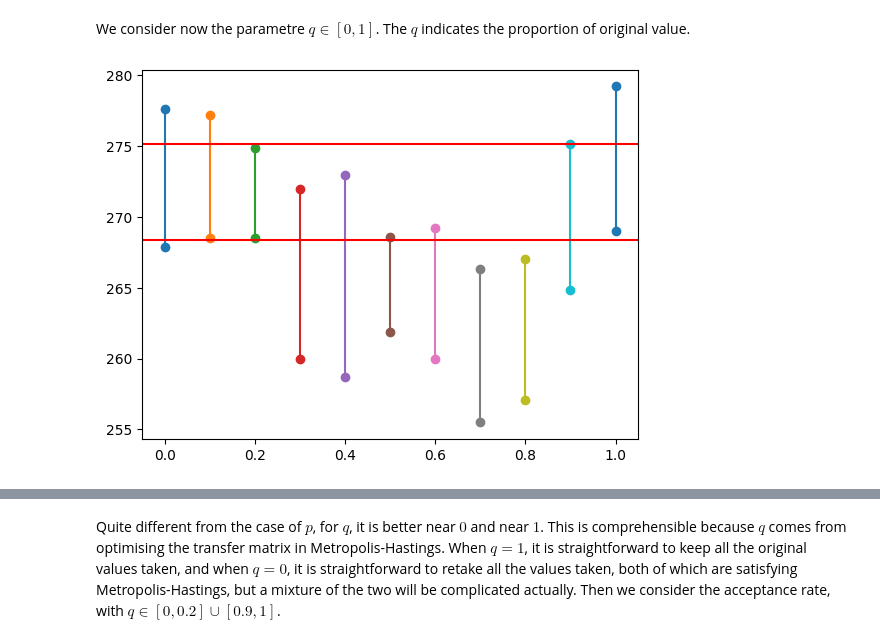
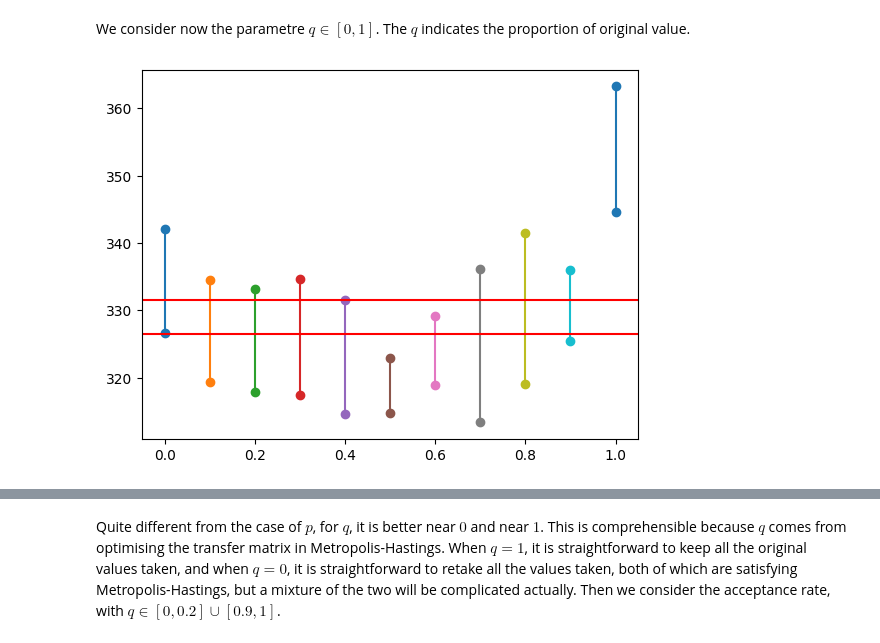
Before and after one commit to Zian-Chen/Barrages, a Jupyter notebook: projet.ipynb, the cells around one changed output, grey strips where cells are left out. Saved outputs shown, nothing was run; the diff lists cells and outputs as text; code cells hidden in the pictures.

```diff
--- a/projet.ipynb
+++ b/projet.ipynb
@@ -306,0 +428,4 @@ class naive_MonteCarlo():
+# %%
+alg_max = last_particle(N, M, x_0, T, "__max__")
+L, values, accept_rate = alg_max.get_critical_level_and_distribution_with_variant_M(lambda_1, b, delta_1, delta_2, r_1, 0.0001, p=0.2)
+print(L)
@@ -306,0 +434,4 @@ class naive_MonteCarlo():
+# %%
+alg_max = last_particle(N, M, x_0, T, "__max__")
+L, values = alg_max.get_critical_level_and_distribution_at_least_M(lambda_1, b, delta_1, delta_2, r_1, 0.0001, p=0.2)
+print(L)
@@ -306,0 +440,8 @@ class naive_MonteCarlo():
+# %%
+for _ in range(10):
+    alg_max = last_particle(N, M, x_0, T, "__max__")
+    L, values, accept_rate = alg_max.get_critical_level_and_distribution_with_variant_M(lambda_1, b, delta_1, delta_2, r_1, 0.01, p=0.3)
+    print(L)
+# alg_max_2 = naive_MonteCarlo(N*50, x_0, T, "__max__")
+# L_2 = alg_max_2.get_critical_level(lambda_1, b, delta_1, delta_2, r_1, 0.01)
+# print(L_2)
@@ -468,20 +620,20 @@ We consider now the parametre $q\in[0,1]$. The $q$ indicates the proportion of o
 # %%
 alg_max = last_particle(100, M, x_0, T, "__max__")
 for q in range(0, 11):
     L_lp = []
     values_lp = []
     for _ in range(10):
-        L, values, accept_rate = alg_max.get_critical_level_and_distribution(lambda_1, b, delta_1, delta_2, r_1, 0.1, q=q/10)
+        L, values = alg_max.get_critical_level_and_distribution_at_least_M(lambda_1, b, delta_1, delta_2, r_1, 0.01, q=q/10)
         L_lp.append(L)
         values_lp = values_lp + values
     plt.plot([q/10, q/10], [min(L_lp), max(L_lp)], marker='o')
-alg_max_2 = naive_MonteCarlo(N, x_0, T, "__max__")
+alg_max_2 = naive_MonteCarlo(N*10, x_0, T, "__max__")
 L_nM = []
 for _ in range(10):
-    L = alg_max_2.get_critical_level(lambda_1, b, delta_1, delta_2, r_1, 0.1)
+    L = alg_max_2.get_critical_level(lambda_1, b, delta_1, delta_2, r_1, 0.01)
     L_nM.append(L)
 plt.axhline(y=min(L_nM), color='r', linestyle='-')
 plt.axhline(y=max(L_nM), color='r', linestyle='-')
 plt.show()
 # %% [output]
-[figure, old version]
+[figure, new version]
```
Also changed, not shown: parts of 11 cells of this notebook.
